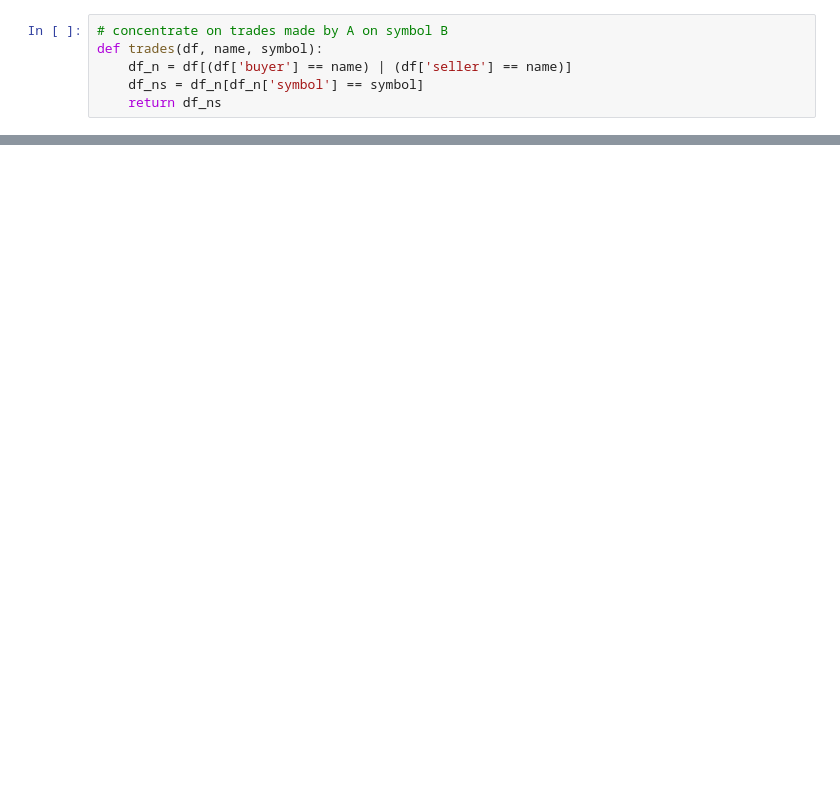
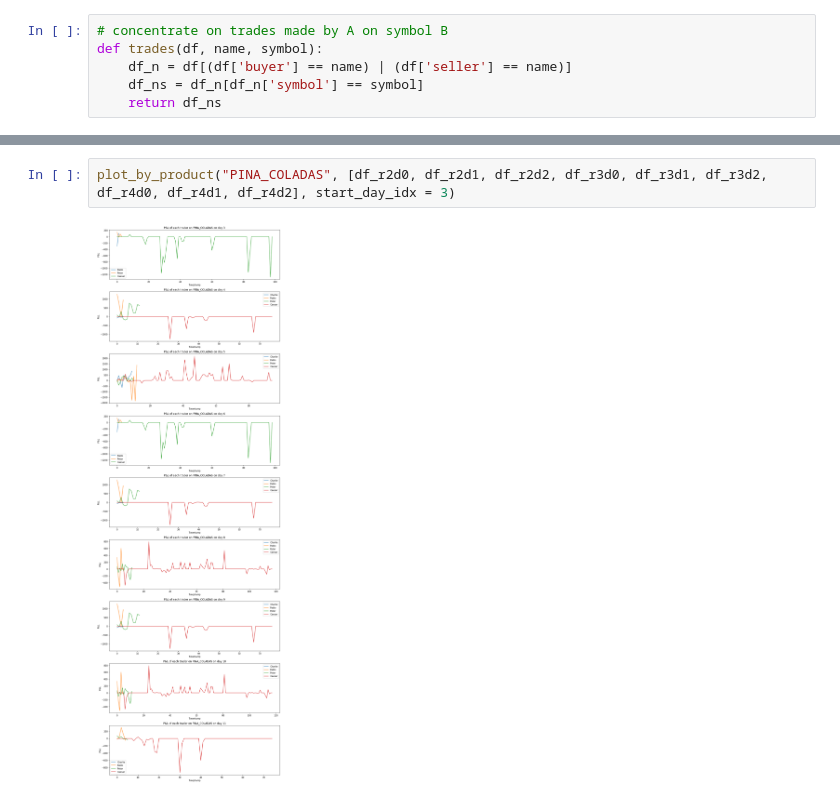
Before and after one commit to KyraZzz/imc-prosperity-bbos, a Jupyter notebook: Data_Preprocessing_day_5.ipynb, the cells around one changed output, grey strips where cells are left out. Drawn from its saved outputs; the diff is of its cells as text; blank space fills up the shorter version.

```diff
--- a/Data_Preprocessing_day_5.ipynb
+++ b/Data_Preprocessing_day_5.ipynb
@@ -139,0 +162,4 @@ plt.plot(pl)
+# %%
+plot_by_product("PINA_COLADAS", [df_r2d0, df_r2d1, df_r2d2, df_r3d0, df_r3d1, df_r3d2, df_r4d0, df_r4d1, df_r4d2], start_day_idx = 3)
+# %% [output]
+[figure, added]
```
Also changed, not shown: parts of 23 cells of this notebook, 15 other files.
